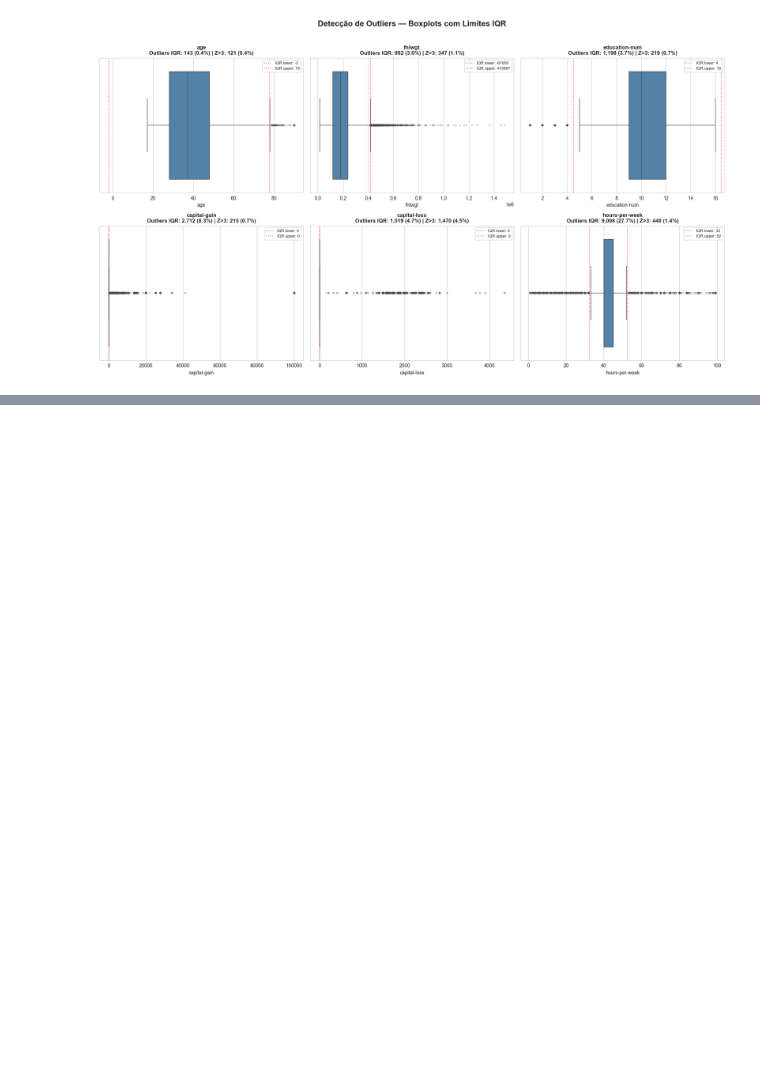
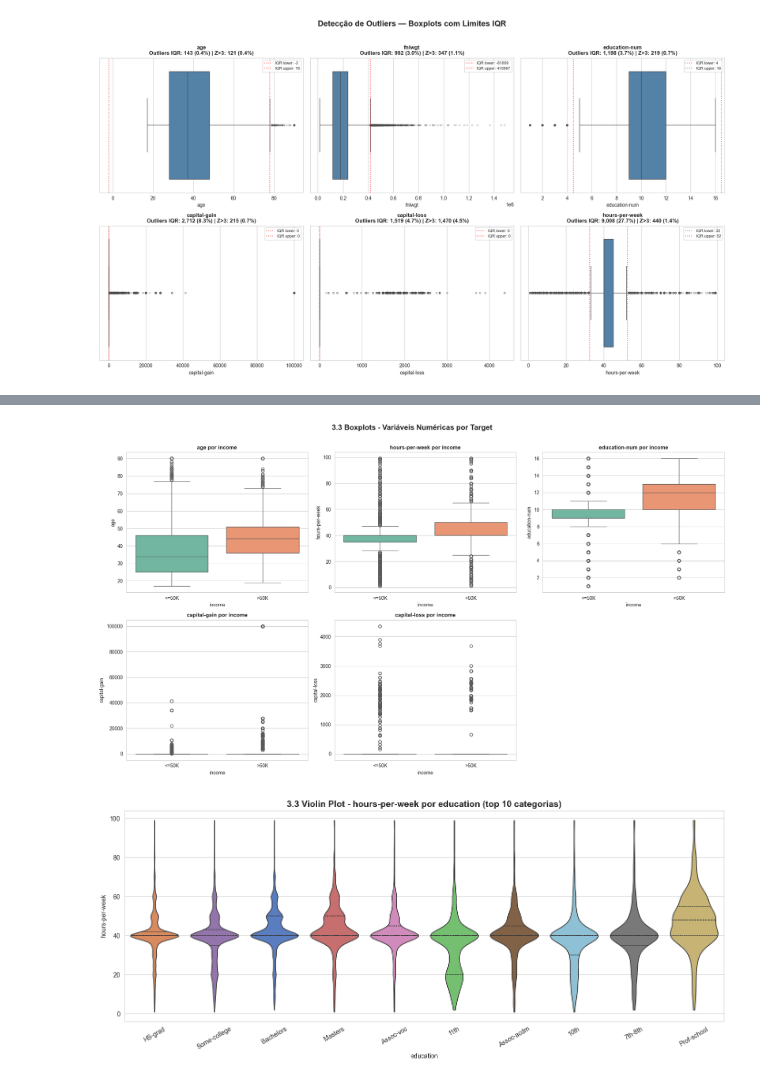
Before and after one commit to NicolasVolf/aps1-machinelearning, a Jupyter notebook: aps1.ipynb, the cells around one changed output, grey strips where cells are left out. Cells and saved outputs as stored; diff of their text form; code cells hidden in the pictures; blank space fills up the shorter version.

```diff
--- a/aps1.ipynb
+++ b/aps1.ipynb
@@ -535,0 +675,37 @@ plt.show()
+# %%
+# Boxplots para variáveis numéricas por income
+num_for_box = [c for c in ['age', 'hours-per-week', 'education-num', 'capital-gain', 'capital-loss'] if c in numerical]
+
+fig, axes = plt.subplots(2, 3, figsize=(18, 10))
+axes = axes.flatten()
+
+for i, col in enumerate(num_for_box):
+    ax = axes[i]
+    sns.boxplot(data=df, x='income', y=col, ax=ax, palette='Set2', hue='income', legend=False)
+    ax.set_title(f'{col} por income', fontsize=11, fontweight='bold')
+    ax.set_xlabel('income')
+    ax.set_ylabel(col)
+
+for j in range(len(num_for_box), len(axes)):
+    fig.delaxes(axes[j])
+
+plt.suptitle('3.3 Boxplots - Variáveis Numéricas por Target', fontsize=15, fontweight='bold', y=1.01)
+plt.tight_layout()
+plt.show()
+
+# Exemplo numérica x categórica (education x hours-per-week)
+plot_df = df[['education', 'hours-per-week']].copy()
+order_edu = plot_df['education'].value_counts().head(10).index
+plot_df = plot_df[plot_df['education'].isin(order_edu)]
+
+plt.figure(figsize=(14, 6))
+sns.violinplot(data=plot_df, x='education', y='hours-per-week', order=order_edu, inner='quartile', cut=0, palette='muted', hue='education', legend=False)
+plt.title('3.3 Violin Plot - hours-per-week por education (top 10 categorias)', fontsize=14, fontweight='bold')
+plt.xlabel('education')
+plt.ylabel('hours-per-week')
+plt.xticks(rotation=30)
+plt.tight_layout()
+plt.show()
+# %% [output]
+[figure, added]
+[figure, added]
```
Also changed, not shown: parts of 6 cells of this notebook.
